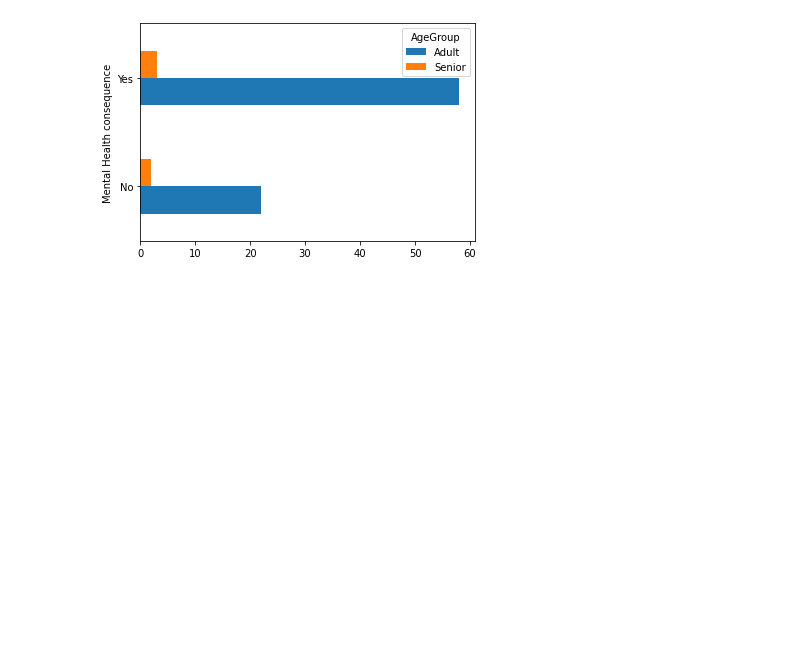
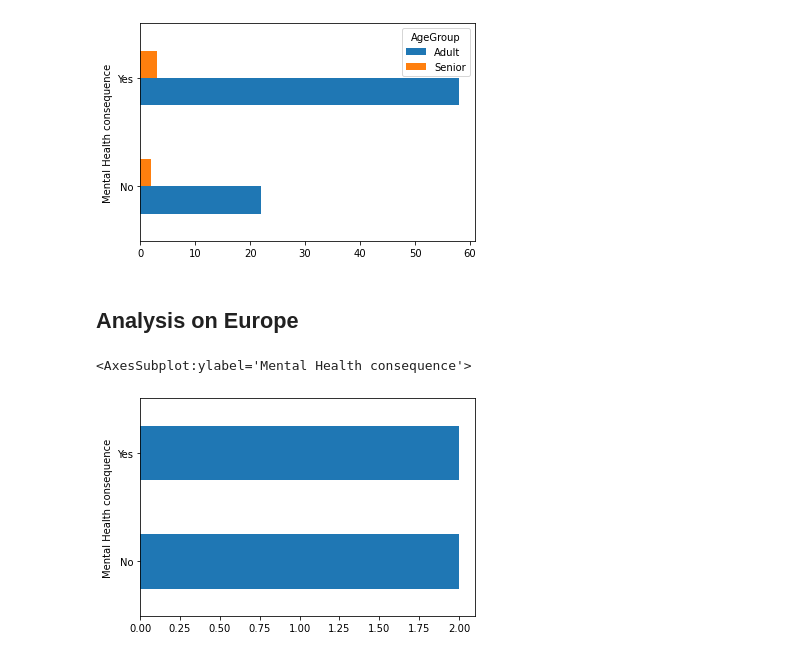
Before and after one commit to KANISHKASAXENA009/DataAnalysisToolsProject, a Jupyter notebook: DataToolsProjectAssignment.ipynb, the cells around one changed output. Drawn from its saved outputs; the diff is of its cells as text; code cells hidden in the pictures; blank space fills up the shorter version.

Commit message:
Analysis on Europe

```diff
--- a/DataToolsProjectAssignment.ipynb
+++ b/DataToolsProjectAssignment.ipynb
@@ -126,3 +126,11 @@ database5.plot(kind='barh', xlabel="Mental Health consequence", ylabel="count")
 # %% [output]
 <AxesSubplot:ylabel='Mental Health consequence'>
 [figure]
+# %% [markdown]
+## Analysis on Europe
+# %%
+surveydata = final_data.query('benefits == "Yes" & treatment == "Yes" & Country == "European Countries" & care_options == "No"')
+surveydata['mental_health_consequence'].value_counts().plot(kind="barh",xlabel="Mental Health consequence", ylabel="count")
+# %% [output]
+<AxesSubplot:ylabel='Mental Health consequence'>
+[figure, added]
```
Also changed, not shown: parts of 1 cell of this notebook.
